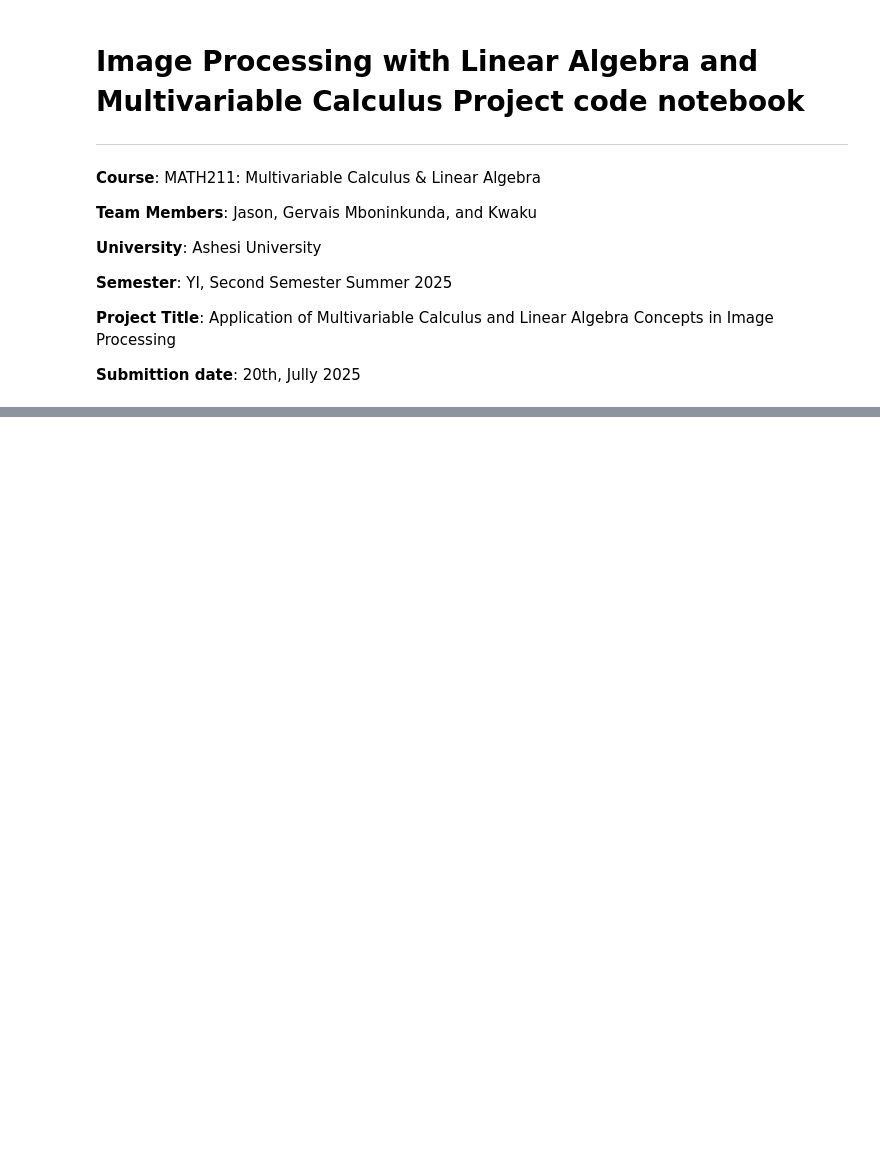
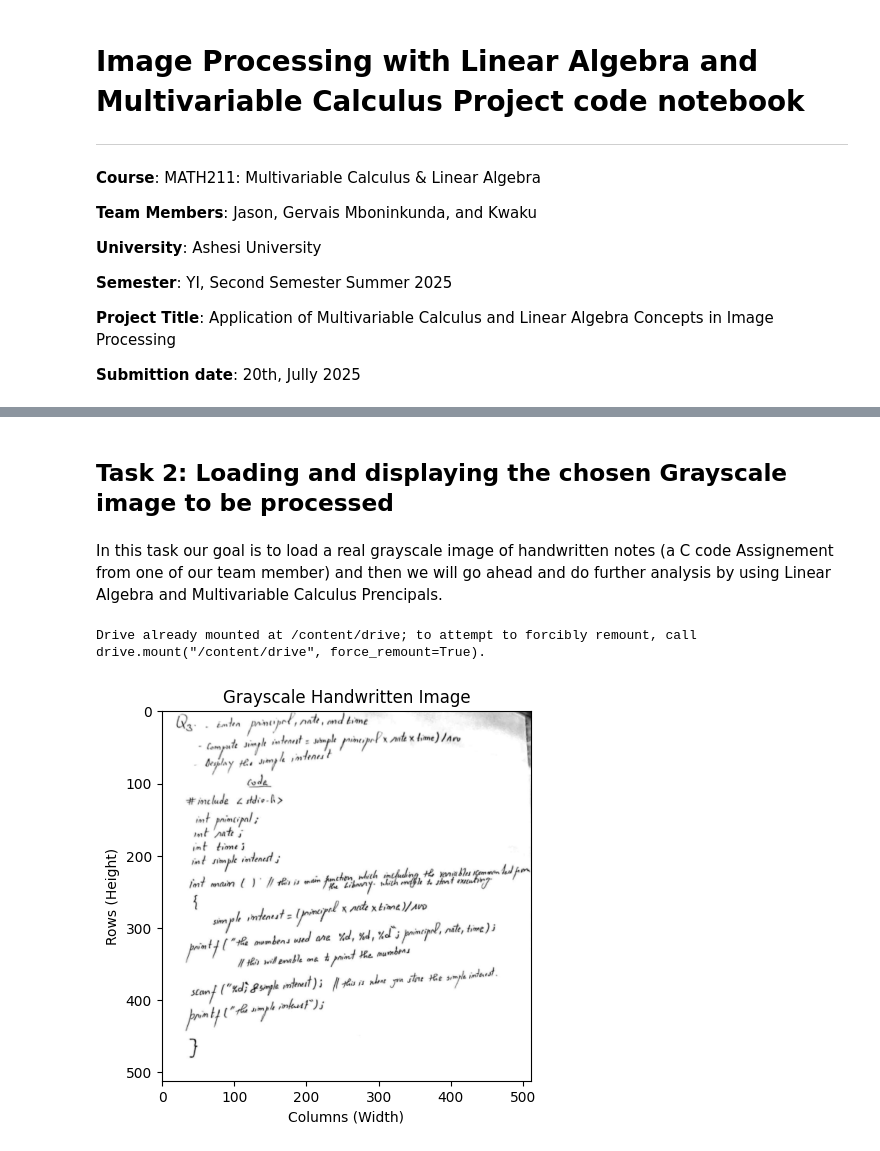
Before and after one commit to Mboni777/Projects, a Jupyter notebook: Team_11_MCL_Notebook_of_code_Final_Project.ipynb, the cells around one changed output, grey strips where cells are left out. Saved outputs shown, nothing was run; the diff lists cells and outputs as text; code cells hidden in the pictures; blank space fills up the shorter version.

Commit message:
Created using Colab, Python, image processing techniques, and necessary libraries like openCV and more.

```diff
--- a/Team_11_MCL_Notebook_of_code_Final_Project.ipynb
+++ b/Team_11_MCL_Notebook_of_code_Final_Project.ipynb
@@ -65 +68,39 @@ from sympy import symbols, diff, Matrix, init_printing # This is a python librar
 from scipy import linalg  # This a scientific python library that gives more advanced mathematical computations  like finding eigen values, differentiation, integration, SDV calculation and others
+# %% [markdown]
+## Task 2: Loading and displaying the chosen Grayscale image to be processed
+# %% [markdown]
+In this task our goal is to load a real  grayscale image of handwritten notes (a C code Assignement from one of our team member) and then we will go ahead and do further analysis by using Linear Algebra and Multivariable Calculus Prencipals.
+# %%
+# Let's mount google drive to this project notebook inorder to access the grayscale image saved in google drive foler called MCLA_Project_Summer2025
+from google.colab import drive
+drive.mount('/content/drive')
+# %% [output]
+Drive already mounted at /content/drive; to attempt to forcibly remount, call drive.mount("/content/drive", force_remount=True).
+# %%
+import cv2
+from PIL import Image
+import numpy as np
+
+# Load the original grayscale image
+gray_image_path = '/content/drive/My Drive/MCLA_Project_Summer2025/MCLA_Project_Summer2025 All Files/Grayscale_handwrittenImage.jpeg'
+gray_image = cv2.imread(gray_image_path, 0)
+
+# Resize the image to 512x512 (standard size with preserved detail)
+gray_image = cv2.resize(gray_image, (512, 512), interpolation=cv2.INTER_AREA)
+
+# Apply CLAHE instead of regular histogram equalization
+clahe = cv2.createCLAHE(clipLimit=2.0, tileGridSize=(8, 8))
+gray_image = clahe.apply(gray_image)
+# %%
+# Let's now display the image by using python visualization tool or library called matplotlib
+
+plt.imshow(gray_image, cmap='gray')                      # Displays the image in grayscale where 0 is black, 255 is white, and values in between are shades of gray.
+
+plt.title('Grayscale Handwritten Image')
+plt.axis('on')                                                              # we left the axes on so it’s easier to see the image position and layout, but we can turn them off if a clean look is needed.
+plt.xlabel('Columns (Width)')
+plt.ylabel('Rows (Height)')
+plt.grid(False)                                                             # Currently the gridlines are off but we can turn them on by changing False into True
+plt.show()
+# %% [output]
+[figure, added]
```
Also changed, not shown: parts of 49 cells of this notebook.
